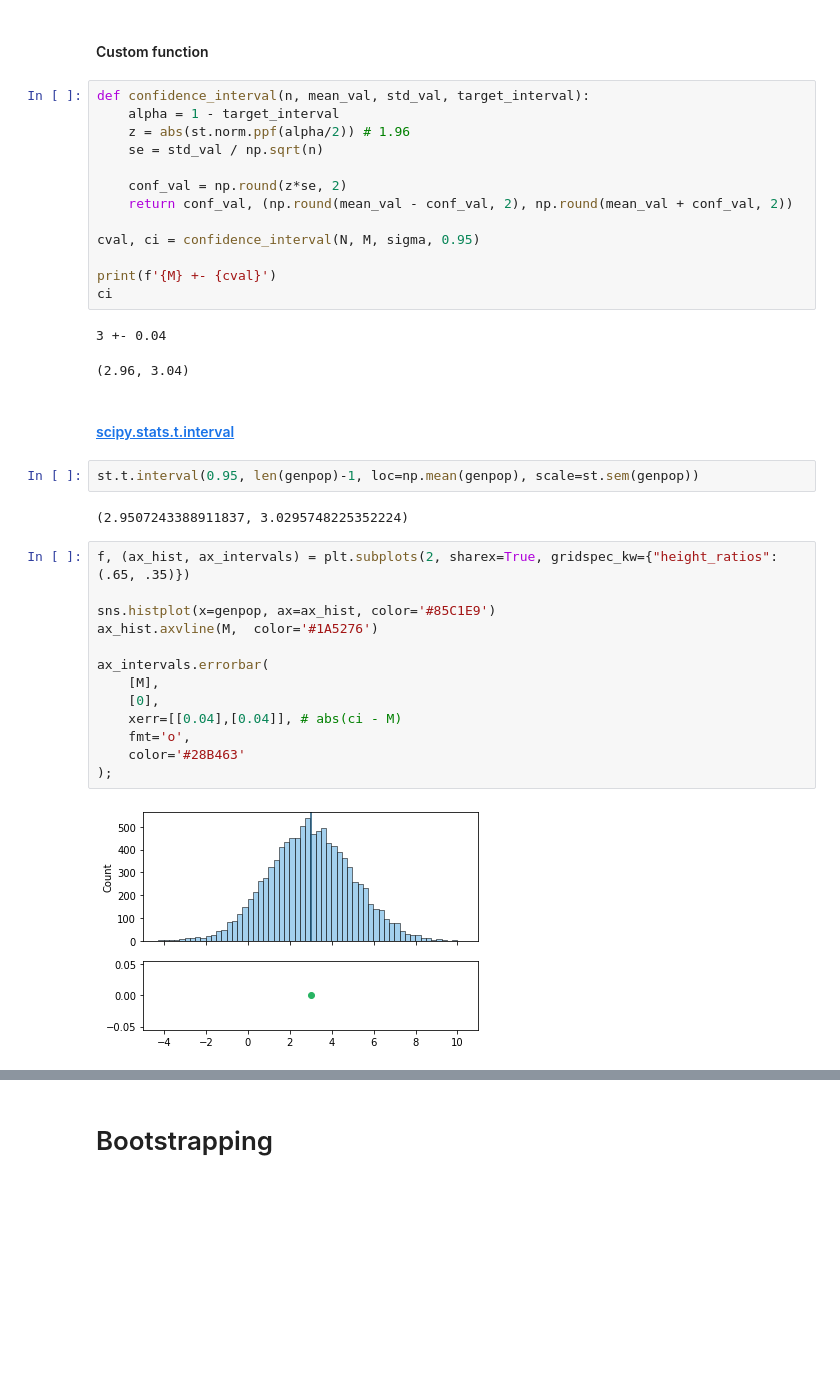
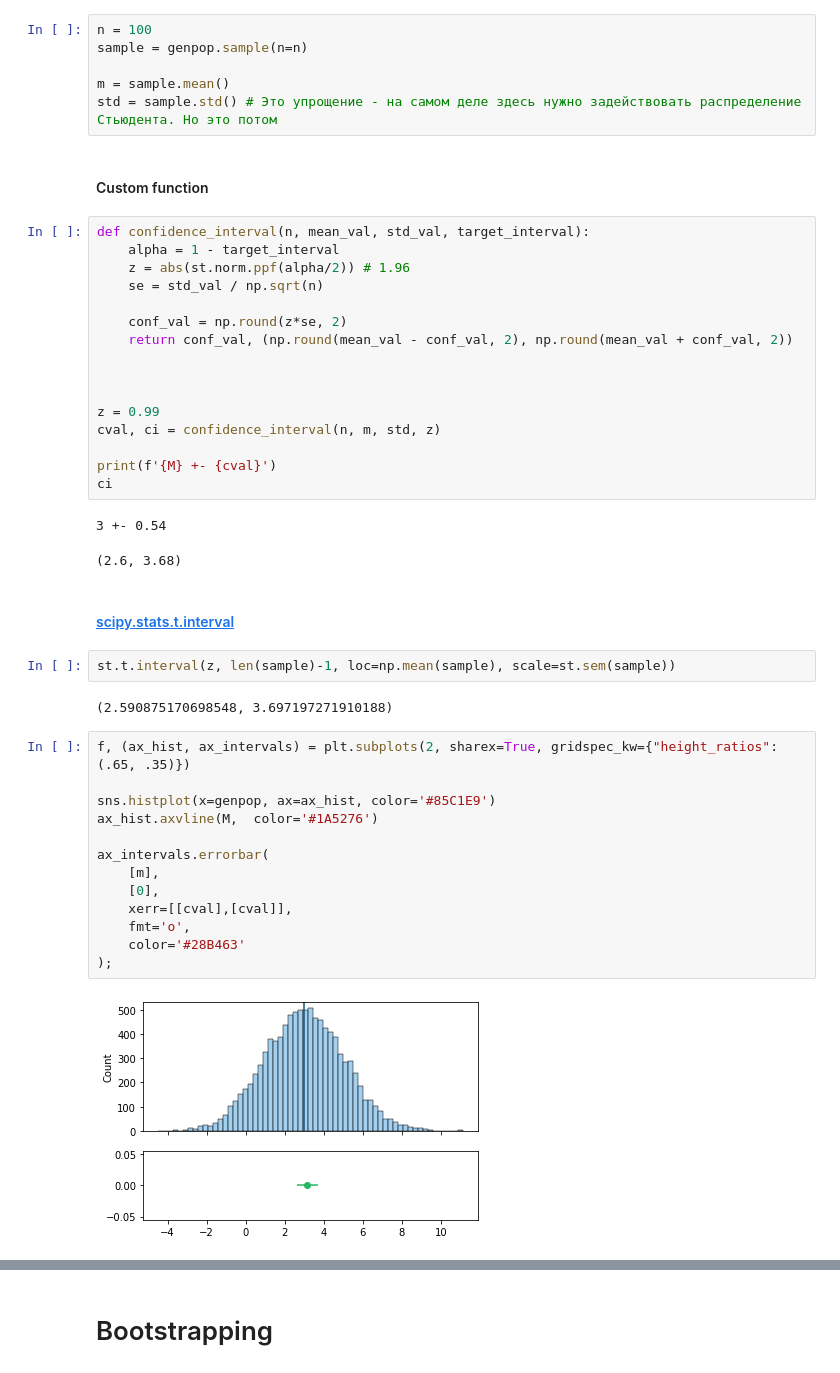
Before and after one commit to Saxsafon/Statistics, a Jupyter notebook: Hypotheses_testing/Confidence_Intervals & Bootstrap.ipynb, the cells around one changed output, grey strips where cells are left out. Saved outputs shown, nothing was run; the diff lists cells and outputs as text; blank space fills up the shorter version.

```diff
--- a/Hypotheses_testing/Confidence_Intervals & Bootstrap.ipynb
+++ b/Hypotheses_testing/Confidence_Intervals & Bootstrap.ipynb
@@ -85,6 +162,12 @@ sigma = 2
 N = 10_000
 
 genpop = pd.Series(np.random.normal(M, sigma, N))
+# %%
+n = 100
+sample = genpop.sample(n=n)
+
+m = sample.mean()
+std = sample.std() # Это упрощение - на самом деле здесь нужно задействовать распределение Стьюдента. Но это потом
 # %% [markdown]
 #### Custom function
 # %%
@@ -96,31 +179,34 @@ def confidence_interval(n, mean_val, std_val, target_interval):
     conf_val = np.round(z*se, 2)
     return conf_val, (np.round(mean_val - conf_val, 2), np.round(mean_val + conf_val, 2))
 
-cval, ci = confidence_interval(N, M, sigma, 0.95)
+
+
+z = 0.99
+cval, ci = confidence_interval(n, m, std, z)
 
 print(f'{M} +- {cval}')
 ci
 # %% [output]
-3 +- 0.04
+3 +- 0.54
-(2.96, 3.04)
+(2.6, 3.68)
 # %% [markdown]
 #### [scipy.stats.t.interval](https://docs.scipy.org/doc/scipy/reference/generated/scipy.stats.t.html)
 # %%
-st.t.interval(0.95, len(genpop)-1, loc=np.mean(genpop), scale=st.sem(genpop))
+st.t.interval(z, len(sample)-1, loc=np.mean(sample), scale=st.sem(sample))
 # %% [output]
-(2.9507243388911837, 3.0295748225352224)
+(2.590875170698548, 3.697197271910188)
 # %%
 f, (ax_hist, ax_intervals) = plt.subplots(2, sharex=True, gridspec_kw={"height_ratios": (.65, .35)})
 
 sns.histplot(x=genpop, ax=ax_hist, color='#85C1E9')
 ax_hist.axvline(M,  color='#1A5276')
 
 ax_intervals.errorbar(
-    [M],
+    [m],
     [0],
-    xerr=[[0.04],[0.04]], # abs(ci - M)
+    xerr=[[cval],[cval]],
     fmt='o',
     color='#28B463'
 );
 # %% [output]
-[figure, old version]
+[figure, new version]
```
Also changed, not shown: parts of 18 cells of this notebook.
